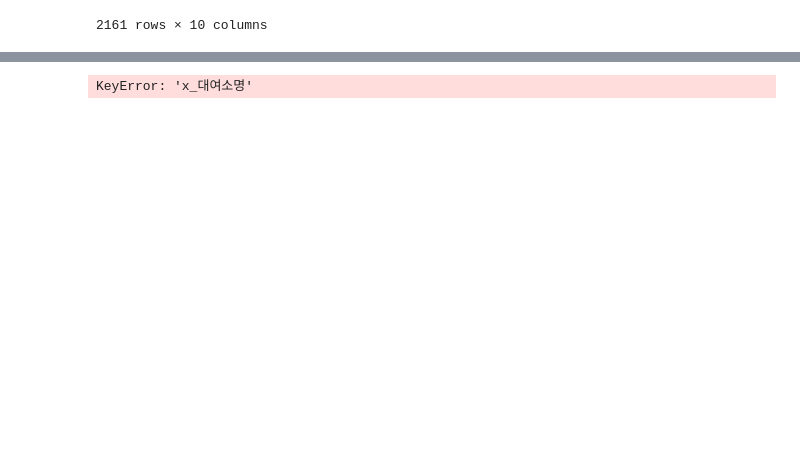
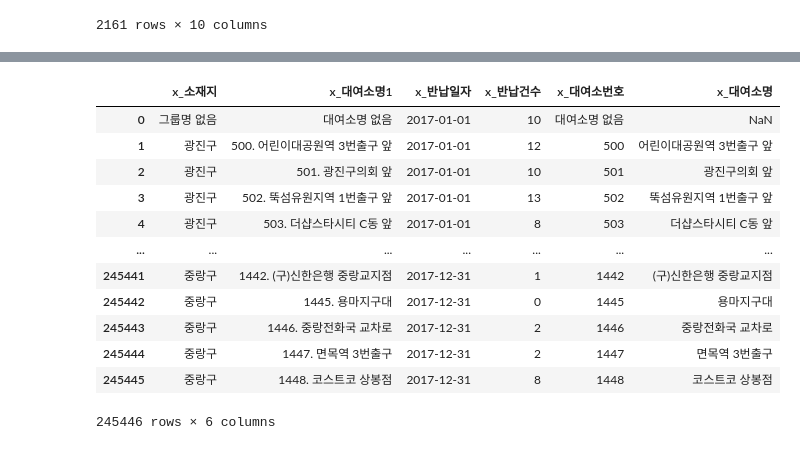
Before and after one commit to dahyun-hey/da_log, a Jupyter notebook: Python/bike_da.ipynb, the cells around one changed output, grey strips where cells are left out. Cells and saved outputs as stored; diff of their text form; code cells hidden in the pictures; blank space fills up the shorter version.

```diff
--- a/Python/bike_da.ipynb
+++ b/Python/bike_da.ipynb
@@ -73,3 +73,12 @@ api
 | 2159 | NaN | NaN | NaN | NaN | NaN | NaN | NaN | NaN | NaN | NaN |
 | 2160 | NaN | NaN | NaN | NaN | NaN | NaN | NaN | NaN | NaN | NaN |
 2161 rows × 10 columns
+# %%
+# x1.loc['x_대여소명1'['2333 양재역 3번출구 주변']] = '2333. 양재역 3번출구 주변'
+x1.loc[(x1.x_대여소명1 == '2333 양재역 3번출구 주변'), 'x_대여소명1'] = '2333. 양재역 3번출구 주변'
+# %%
+import pandas as pd
+import numpy
+x1["x_대여소번호"] = ""
+x1["x_대여소명"] = ""
+x1
@@ -76,7 +99,19 @@ api
 # %%
-
-x1_split = x1["x_대여소명"].str.split(".")
+x1_split = x1["x_대여소명1"].str.split(".")
 x1["x_대여소번호"] = x1_split.str.get(0)
 x1["x_대여소명"] = x1_split.str.get(1)
+x1
 # %% [output]
+|  | x_소재지 | x_대여소명1 | x_반납일자 | x_반납건수 | x_대여소번호 | x_대여소명 |
+| 0 | 그룹명 없음 | 대여소명 없음 | 2017-01-01 | 10 | 대여소명 없음 | NaN |
+| 1 | 광진구 | 500. 어린이대공원역 3번출구 앞 | 2017-01-01 | 12 | 500 | 어린이대공원역 3번출구 앞 |
+| 2 | 광진구 | 501. 광진구의회 앞 | 2017-01-01 | 10 | 501 | 광진구의회 앞 |
+| 3 | 광진구 | 502. 뚝섬유원지역 1번출구 앞 | 2017-01-01 | 13 | 502 | 뚝섬유원지역 1번출구 앞 |
+| 4 | 광진구 | 503. 더샵스타시티 C동 앞 | 2017-01-01 | 8 | 503 | 더샵스타시티 C동 앞 |
+| ... | ... | ... | ... | ... | ... | ... |
+| 245441 | 중랑구 | 1442. (구)신한은행 중랑교지점 | 2017-12-31 | 1 | 1442 | (구)신한은행 중랑교지점 |
+| 245442 | 중랑구 | 1445. 용마지구대 | 2017-12-31 | 0 | 1445 | 용마지구대 |
+| 245443 | 중랑구 | 1446. 중랑전화국 교차로 | 2017-12-31 | 2 | 1446 | 중랑전화국 교차로 |
+| 245444 | 중랑구 | 1447. 면목역 3번출구 | 2017-12-31 | 2 | 1447 | 면목역 3번출구 |
+| 245445 | 중랑구 | 1448. 코스트코 상봉점 | 2017-12-31 | 8 | 1448 | 코스트코 상봉점 |
-KeyError: 'x_대여소명'
+245446 rows × 6 columns
```
Also changed, not shown: parts of 7 cells of this notebook, 17 other files.
